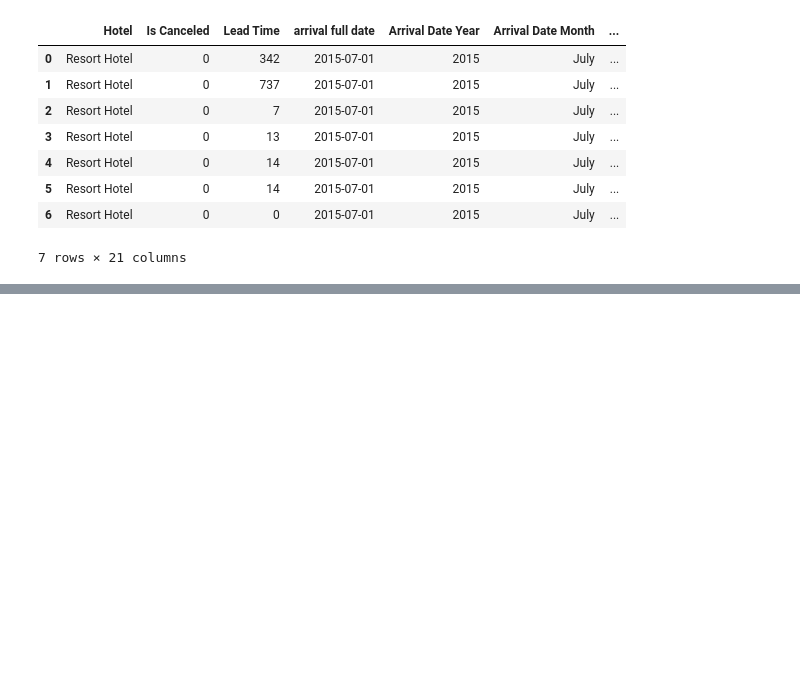
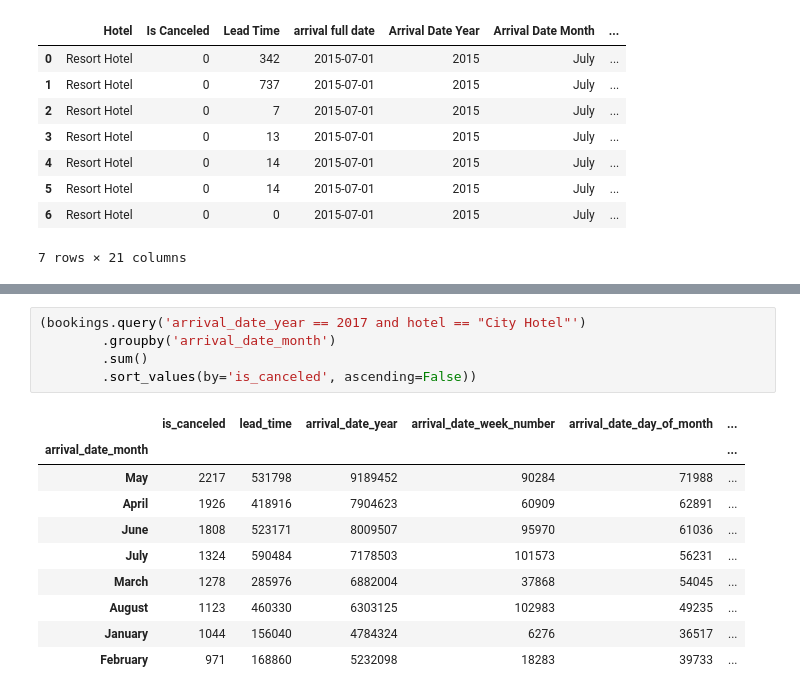
Before and after one commit to Zetis659/NEW_mlcourse.ai, a Jupyter notebook: Demo_Data_Analyst/2.Data_analysis/Pet_Project/first_pet_project.ipynb, the cells around one changed output, grey strips where cells are left out. Drawn from its saved outputs; the diff is of its cells as text; blank space fills up the shorter version.

```diff
--- a/Demo_Data_Analyst/2.Data_analysis/Pet_Project/first_pet_project.ipynb
+++ b/Demo_Data_Analyst/2.Data_analysis/Pet_Project/first_pet_project.ipynb
@@ -152,0 +293,16 @@ bookings_head
+# %%
+(bookings.query('arrival_date_year == 2017 and hotel == "City Hotel"')
+        .groupby('arrival_date_month')
+        .sum()
+        .sort_values(by='is_canceled', ascending=False))
+# %% [output]
+|  | is_canceled | lead_time | arrival_date_year | arrival_date_week_number | arrival_date_day_of_month | ... |
+| arrival_date_month |  |  |  |  |  | ... |
+| May | 2217 | 531798 | 9189452 | 90284 | 71988 | ... |
+| April | 1926 | 418916 | 7904623 | 60909 | 62891 | ... |
+| June | 1808 | 523171 | 8009507 | 95970 | 61036 | ... |
+| July | 1324 | 590484 | 7178503 | 101573 | 56231 | ... |
+| March | 1278 | 285976 | 6882004 | 37868 | 54045 | ... |
+| August | 1123 | 460330 | 6303125 | 102983 | 49235 | ... |
+| January | 1044 | 156040 | 4784324 | 6276 | 36517 | ... |
+| February | 971 | 168860 | 5232098 | 18283 | 39733 | ... |
```
Also changed, not shown: parts of 47 cells of this notebook, 3 other files.
